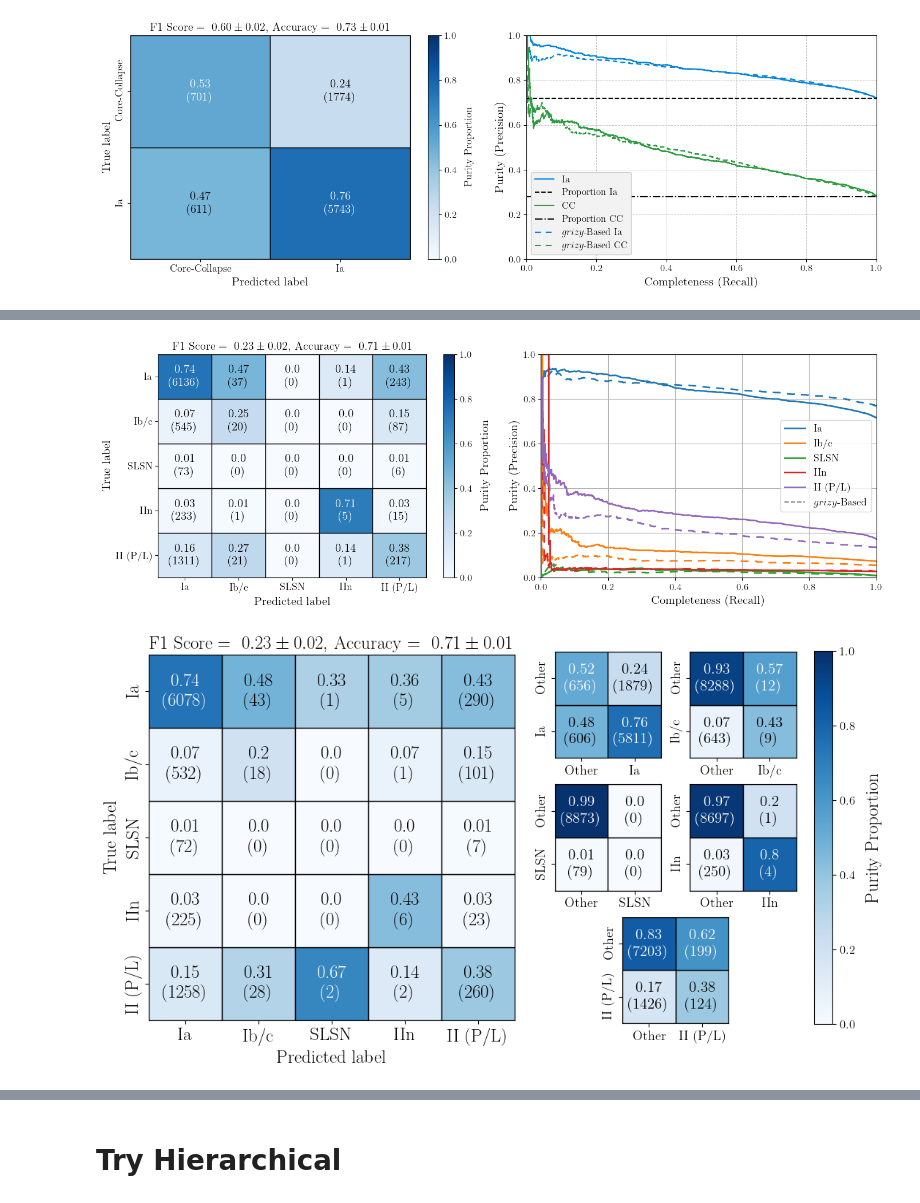
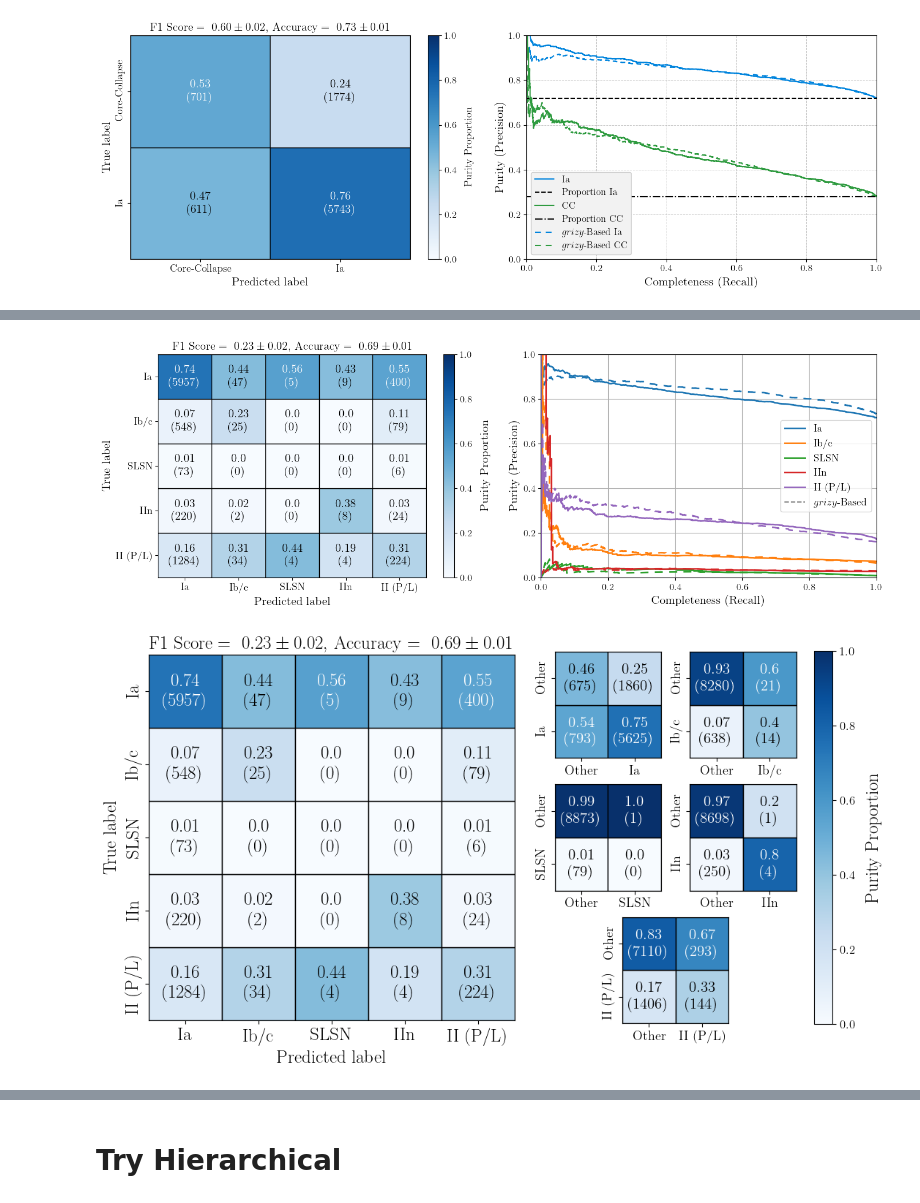
Before and after one commit to Adam-Boesky/astro_SPLASH, a Jupyter notebook: Paper/final_classifying.ipynb, the cells around one changed output, grey strips where cells are left out. Saved outputs shown, nothing was run; the diff lists cells and outputs as text; code cells hidden in the pictures.

Commit message:
Update pipeline with the weighted host prop NN and updated figures

```diff
--- a/Paper/final_classifying.ipynb
+++ b/Paper/final_classifying.ipynb
@@ -469,5 +467,5 @@ from SPLASH.pipeline import Splash_Pipeline
 importlib.reload(SPLASH.pipeline)
 from SPLASH.pipeline import Splash_Pipeline
 
-pipeline = Splash_Pipeline(pipeline_version='full_band_no_photozs_zloss', pre_transformed=True, within_4sigma=False)
+pipeline = Splash_Pipeline(pipeline_version='full_band_no_photozs_zloss_grizy_weighted', pre_transformed=True, within_4sigma=False)
 pstar_props_norm = pipeline.predict_host_properties(pstar_photo_norm, X_grizy_err=pstar_photo_err_norm, n_resamples=50, return_normalized=True)[0]
@@ -999,6 +1000,12 @@ preds = ['$\\log(\\rm{Separation})$ [$^{\\prime\\prime}$]', '$\\log(M_*) \\ [M_\
 # pstar_y = panstarr_df['sn_class_cat'][within_training_mask & z_mask & good_class_mask].to_numpy()
 pstar_X = sne_df[preds][z_mask & good_class_mask].to_numpy()
 pstar_y = panstarr_df['sn_class_cat'][z_mask & good_class_mask].to_numpy()
+custom_thresholds = [0.6, 0.7, 0.8, 0.9]  # Modify this value to control the threshold
+multiclass_cumulative_cm_thresh = {thresh: np.array([[0 for _ in range(5)] for _ in range(5)]) for thresh in custom_thresholds}
+
+# Initialize lists of the scores for the purity vs. completeness graphs
+multiclass_f1_scores_thresh = {thresh: [] for thresh in custom_thresholds}
+multiclass_accuracies_thresh = {thresh: [] for thresh in custom_thresholds}
 
 # Iterate over each fold
 for train_index, test_index in kf.split(pstar_X, pstar_y):
@@ -1025,18 +1032,21 @@ for train_index, test_index in kf.split(pstar_X, pstar_y):
     multiclass_f1_scores.append(f1)
     multiclass_accuracies.append(accuracy)
 
-    ### Confusion matrix for completeness = 0.2 ###
-    # Adjust the decision threshold for completeness of 0.2
-    custom_threshold = 0.8  # Modify this value to control the threshold
 
     # Apply the custom threshold to class probabilities
     y_pred_custom = np.zeros_like(y_pred)
-    for i, proba in enumerate(y_pred_proba):
-        y_pred_custom[i] = np.argmax(proba) if np.max(proba) >= custom_threshold else -1  # Use -1 for no class prediction
+    for thresh in custom_thresholds:
+        for i, proba in enumerate(y_pred_proba):
+            y_pred_custom[i] = np.argmax(proba) if np.max(proba) >= thresh else -1  # Use -1 for no class prediction
 
-    # Calculate confusion matrix for threshold-based completeness
-    valid_indices = y_pred_custom != -1  # Only include valid predictions
-    multiclass_cumulative_cm_8 += confusion_matrix(y_test[valid_indices], y_pred_custom[valid_indices], labels=[i for i in range(5)])
+        # Calculate confusion matrix for threshold-based completeness
+        valid_indices = y_pred_custom != -1  # Only include valid predictions
+        multiclass_cumulative_cm_thresh[thresh] += confusion_matrix(y_test[valid_indices], y_pred_custom[valid_indices], labels=[i for i in range(5)])
+
+        f1 = f1_score(y_test[valid_indices], y_pred_custom[valid_indices], average='macro')  # Adjust the 'average' parameter as needed
+        accuracy = accuracy_score(y_test[valid_indices], y_pred_custom[valid_indices])
+        multiclass_f1_scores_thresh[thresh].append(f1)
+        multiclass_accuracies_thresh[thresh].append(accuracy)
 # %%
 # K fold confusion matrix
 kf = StratifiedKFold(n_splits=20, random_state=22, shuffle=True)
@@ -1166,7 +1176,7 @@ bounds = np.arange(6)
 X, Y = np.meshgrid(bounds, bounds)
 
 # Normalize the confusion matrix
-cm1 = np.flipud(multiclass_cumulative_cm_balanced)
+cm1 = np.flipud(multiclass_cumulative_cm)
 cm1_col_norms = np.sum(cm1, axis=0)
 cm1_norm = cm1 / cm1_col_norms
 cm1_norm = cm1_norm.round(2)
@@ -1221,34 +1231,34 @@ for i, color in zip(range(5), colors):
 
     # Treat class i as the positive class
     true_binary = (y_tests_concatenated == i)
     proba_binary = y_proba_concatenated[:, i]
 
     precision, recall, _ = precision_recall_curve(true_binary, proba_binary)
     ax2.plot(recall, precision, color=color, lw=2, label=class_labels[i])
 
     # Treat class i as the positive class
     true_binary = (y_tests_sed_only_concatenated == i)
     proba_binary = y_proba_sed_only_concatenated[:, i]
 
     precision, recall, _ = precision_recall_curve(true_binary, proba_binary)
     line = ax2.plot(recall, precision, color=color, lw=2)
     line[0].set_dashes([5, 4])  # Increase the spacing between dashes
 
 ax2.set_xlabel('Completeness (Recall)', fontsize=15)
 ax2.set_ylabel('Purity (Precision)', fontsize=15)
 grizy = mlines.Line2D([], [], color='gray', linestyle='--', label=r'$grizy$-Based')
 handles, labels = ax2.get_legend_handles_labels()
 handles.append(grizy)
 ax2.legend(handles=handles, fontsize=13)
 ax2.set_xlim([0, 1])
 ax2.set_ylim([0, 1])
 ax2.grid(True)
 
 plt.tight_layout()
 # plt.savefig('path_to_save_figure.pdf', bbox_inches='tight')
 plt.show()
 # %% [output]
-[figure, old version]
+[figure, new version]
 # %%
 # K fold confusion matrix
 kf = StratifiedKFold(n_splits=10, random_state=22, shuffle=True)
@@ -1388,7 +1398,7 @@ ax1.tick_params(axis='both', which='major', labelsize=fs)
 ax1.grid(False)
 ax1.set_xlabel('Predicted label', fontsize=fs)
 ax1.set_ylabel('True label', fontsize=fs)
-ax1.set_title(rf'F1 Score$\ =\ {np.mean(multiclass_f1_scores_balanced):.2f}\pm {np.std(multiclass_f1_scores_balanced):.2f}$, Accuracy$\ =\ {np.mean(multiclass_accuracies_balanced):.2f}\pm {np.std(multiclass_accuracies_balanced):.2f}$', fontsize=fs)
+ax1.set_title(rf'F1 Score$\ =\ {np.mean(multiclass_f1_scores):.2f}\pm {np.std(multiclass_f1_scores):.2f}$, Accuracy$\ =\ {np.mean(multiclass_accuracies):.2f}\pm {np.std(multiclass_accuracies):.2f}$', fontsize=fs)
 
 for ax, lab in zip([ax2, ax3, ax4, ax5, ax6], class_labels):
     plot_binary_cm(ax, cumulative_cm_balaned[lab], lab)
@@ -1407,7 +1417,7 @@ cbar.set_label('Purity Proportion', labelpad=10, fontsize=fs)
 plt.savefig('Figures/all_class_cm.pdf', bbox_inches='tight')
 plt.show()
 # %% [output]
-[figure, old version]
+[figure, new version]
 # %%
 # Create figure, adjust figsize to ensure squareness
 fig = plt.figure(figsize=(9.7, 24))
```
Also changed, not shown: parts of 12 cells of this notebook, 54 other files.
